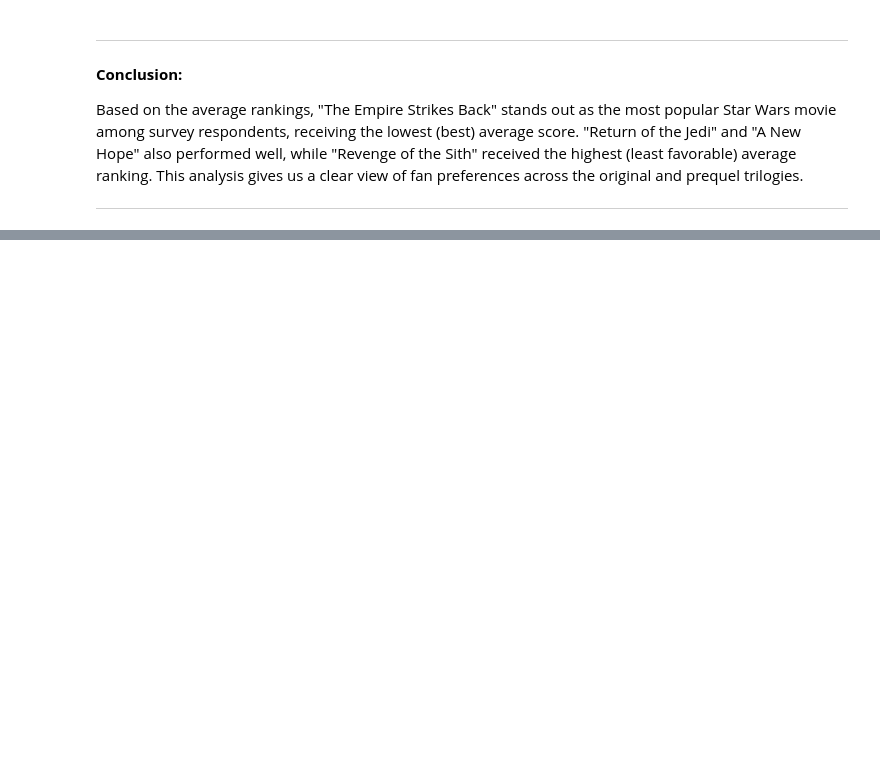
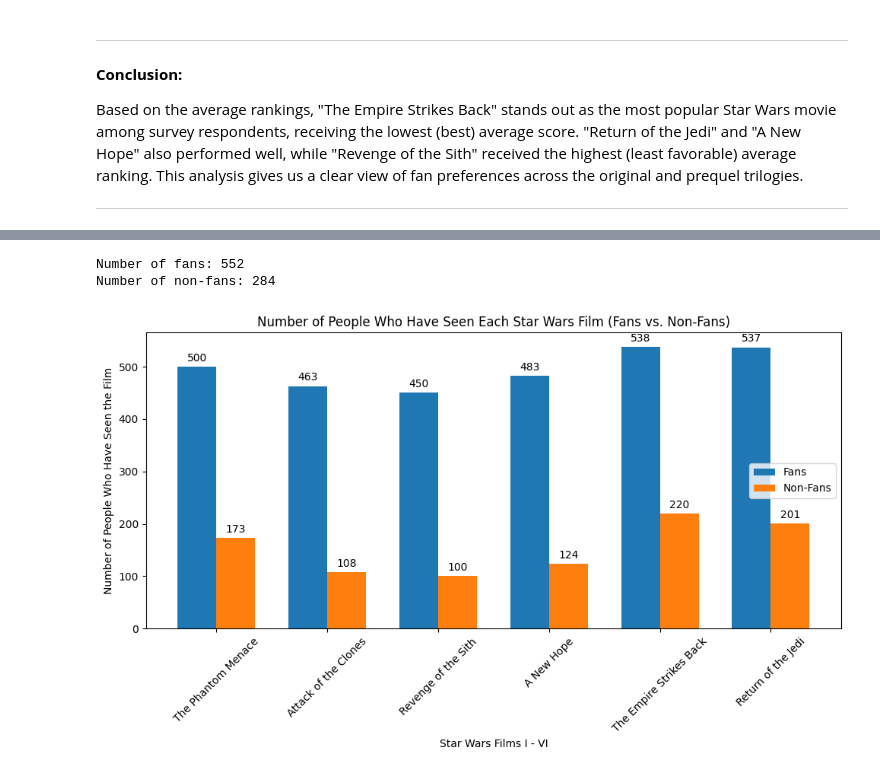
Before and after one commit to jackren0000/Star-Wars-Survey, a Jupyter notebook: main.ipynb, the cells around one changed output, grey strips where cells are left out. Drawn from its saved outputs; the diff is of its cells as text; code cells hidden in the pictures; blank space fills up the shorter version.

```diff
--- a/main.ipynb
+++ b/main.ipynb
@@ -356,0 +415,35 @@ Based on the average rankings, "The Empire Strikes Back" stands out as the most
+# %%
+# split the data into fans and non-fans of the Star Wars franchise
+fans = df[df["Do you consider yourself to be a fan of the Star Wars film franchise?"] == True]
+non_fans = df[df["Do you consider yourself to be a fan of the Star Wars film franchise?"] == False]
+
+print(f"Number of fans: {len(fans)}")
+print(f"Number of non-fans: {len(non_fans)}")
+# %% [output]
+Number of fans: 552
+Number of non-fans: 284
+# %%
+# most viewed movie for fans and non-fans
+seen_columns = ["Seen_1", "Seen_2", "Seen_3", "Seen_4", "Seen_5", "Seen_6"]
+
+fan_views = fans[seen_columns].sum()
+nonfan_views = non_fans[seen_columns].sum()
+
+plt.figure(figsize=(10, 6))
+plt.title('Number of People Who Have Seen Each Star Wars Film (Fans vs. Non-Fans)')
+bar_width = 0.35
+x = np.arange(len(fan_views))
+
+bars1 = plt.bar(x - bar_width/2, fan_views, bar_width, label='Fans')
+bars2 = plt.bar(x + bar_width/2, nonfan_views, bar_width, label='Non-Fans')
+
+plt.xlabel('Star Wars Films I - VI')
+plt.ylabel('Number of People Who Have Seen the Film')
+plt.xticks(x, film_names, rotation=45)
+plt.bar_label(bars1, fmt='%d', padding=3)
+plt.bar_label(bars2, fmt='%d', padding=3)
+plt.legend()
+plt.tight_layout()
+plt.show()
+# %% [output]
+[figure, added]
```
Also changed, not shown: parts of 14 cells of this notebook.
